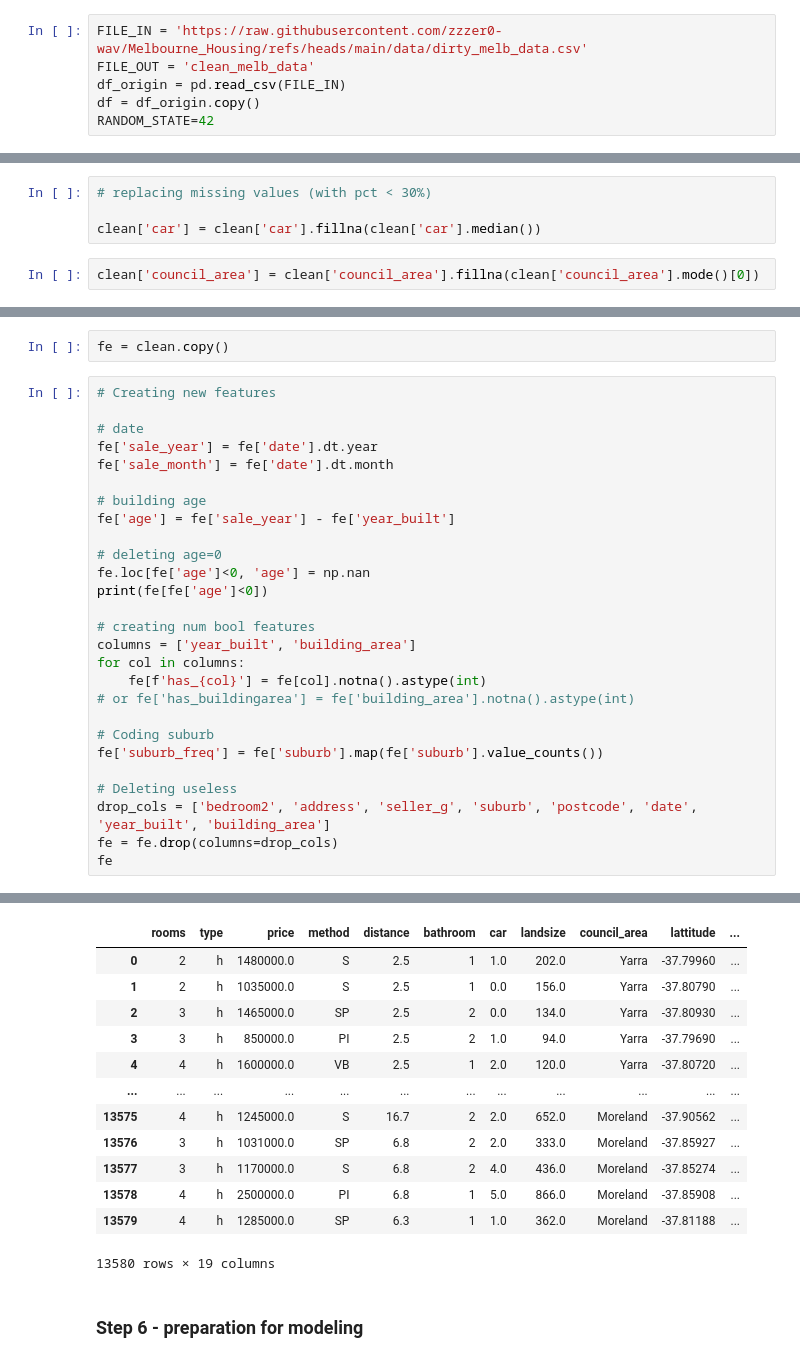
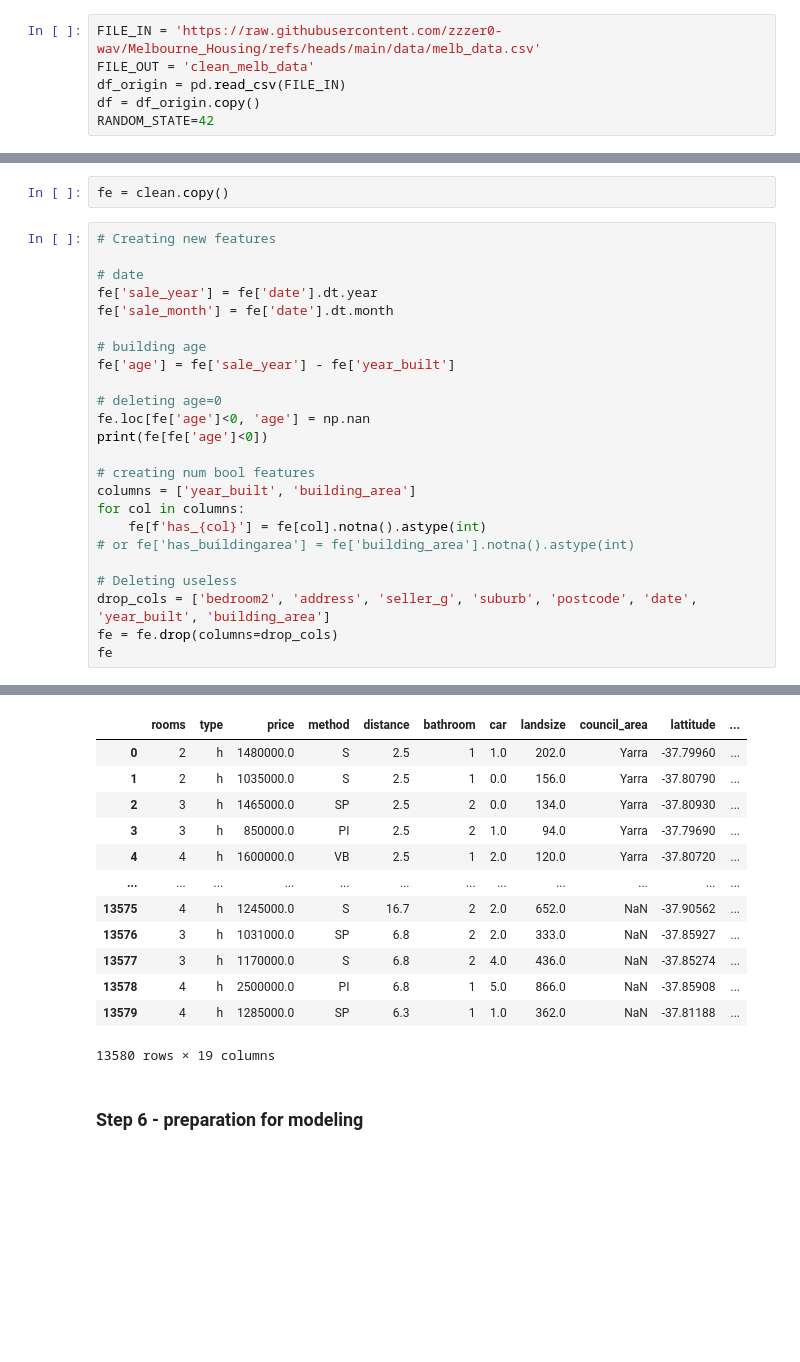
Before and after one commit to zzzer0-wav/Melbourne_Housing, a Jupyter notebook: notebooks/melbourne_housing.ipynb, the cells around one changed output, grey strips where cells are left out. Saved outputs shown, nothing was run; the diff lists cells and outputs as text; blank space fills up the shorter version.

```diff
--- a/notebooks/melbourne_housing.ipynb
+++ b/notebooks/melbourne_housing.ipynb
@@ -9,7 +9,7 @@ import numpy as np
 import pandas as pd
 import matplotlib.pyplot as plt
 # %%
-FILE_IN = 'https://raw.githubusercontent.com/zzzer0-wav/Melbourne_Housing/refs/heads/main/data/dirty_melb_data.csv'
+FILE_IN = 'https://raw.githubusercontent.com/zzzer0-wav/Melbourne_Housing/refs/heads/main/data/melb_data.csv'
 FILE_OUT = 'clean_melb_data'
 df_origin = pd.read_csv(FILE_IN)
 df = df_origin.copy()
@@ -198,12 +198,6 @@ clean.shape
 (13580, 21)
 # %% [markdown]
 After deleting 0 values in build area I found more weird min values from 1 to 15. Even smallest apartment cant be smaller then 15 m². So swaping values 0-14 to nan is good decision for analysis.
-# %%
-# replacing missing values (with pct < 30%)
-
-clean['car'] = clean['car'].fillna(clean['car'].median())
-# %%
-clean['council_area'] = clean['council_area'].fillna(clean['council_area'].mode()[0])
 # %%
 missing = clean.isna().sum()
 missing_pct = round(clean.isna().mean() * 100, 2)
@@ -341,41 +335,38 @@ fe['sale_year'] = fe['date'].dt.year
 fe['sale_month'] = fe['date'].dt.month
 
 # building age
 fe['age'] = fe['sale_year'] - fe['year_built']
 
 # deleting age=0
 fe.loc[fe['age']<0, 'age'] = np.nan
 print(fe[fe['age']<0])
 
 # creating num bool features
 columns = ['year_built', 'building_area']
 for col in columns:
     fe[f'has_{col}'] = fe[col].notna().astype(int)
 # or fe['has_buildingarea'] = fe['building_area'].notna().astype(int)
 
-# Coding suburb
-fe['suburb_freq'] = fe['suburb'].map(fe['suburb'].value_counts())
-
 # Deleting useless
 drop_cols = ['bedroom2', 'address', 'seller_g', 'suburb', 'postcode', 'date', 'year_built', 'building_area']
 fe = fe.drop(columns=drop_cols)
 fe
 # %% [output]
 Empty DataFrame
 Columns: [suburb, address, rooms, type, price, method, seller_g, date, distance, postcode, bedroom2, bathroom, car, landsize, building_area, year_built, council_area, lattitude, longtitude, region_nam ...
 Index: []
 |  | rooms | type | price | method | distance | bathroom | car | landsize | council_area | lattitude | ... |
 | 0 | 2 | h | 1480000.0 | S | 2.5 | 1 | 1.0 | 202.0 | Yarra | -37.79960 | ... |
 | 1 | 2 | h | 1035000.0 | S | 2.5 | 1 | 0.0 | 156.0 | Yarra | -37.80790 | ... |
 | 2 | 3 | h | 1465000.0 | SP | 2.5 | 2 | 0.0 | 134.0 | Yarra | -37.80930 | ... |
 | 3 | 3 | h | 850000.0 | PI | 2.5 | 2 | 1.0 | 94.0 | Yarra | -37.79690 | ... |
 | 4 | 4 | h | 1600000.0 | VB | 2.5 | 1 | 2.0 | 120.0 | Yarra | -37.80720 | ... |
 | ... | ... | ... | ... | ... | ... | ... | ... | ... | ... | ... | ... |
-| 13575 | 4 | h | 1245000.0 | S | 16.7 | 2 | 2.0 | 652.0 | Moreland | -37.90562 | ... |
-| 13576 | 3 | h | 1031000.0 | SP | 6.8 | 2 | 2.0 | 333.0 | Moreland | -37.85927 | ... |
-| 13577 | 3 | h | 1170000.0 | S | 6.8 | 2 | 4.0 | 436.0 | Moreland | -37.85274 | ... |
-| 13578 | 4 | h | 2500000.0 | PI | 6.8 | 1 | 5.0 | 866.0 | Moreland | -37.85908 | ... |
-| 13579 | 4 | h | 1285000.0 | SP | 6.3 | 1 | 1.0 | 362.0 | Moreland | -37.81188 | ... |
+| 13575 | 4 | h | 1245000.0 | S | 16.7 | 2 | 2.0 | 652.0 | NaN | -37.90562 | ... |
+| 13576 | 3 | h | 1031000.0 | SP | 6.8 | 2 | 2.0 | 333.0 | NaN | -37.85927 | ... |
+| 13577 | 3 | h | 1170000.0 | S | 6.8 | 2 | 4.0 | 436.0 | NaN | -37.85274 | ... |
+| 13578 | 4 | h | 2500000.0 | PI | 6.8 | 1 | 5.0 | 866.0 | NaN | -37.85908 | ... |
+| 13579 | 4 | h | 1285000.0 | SP | 6.3 | 1 | 1.0 | 362.0 | NaN | -37.81188 | ... |
 13580 rows × 19 columns
 # %% [markdown]
 ### Step 6 - preparation for modeling
```
Also changed, not shown: parts of 6 cells of this notebook.
